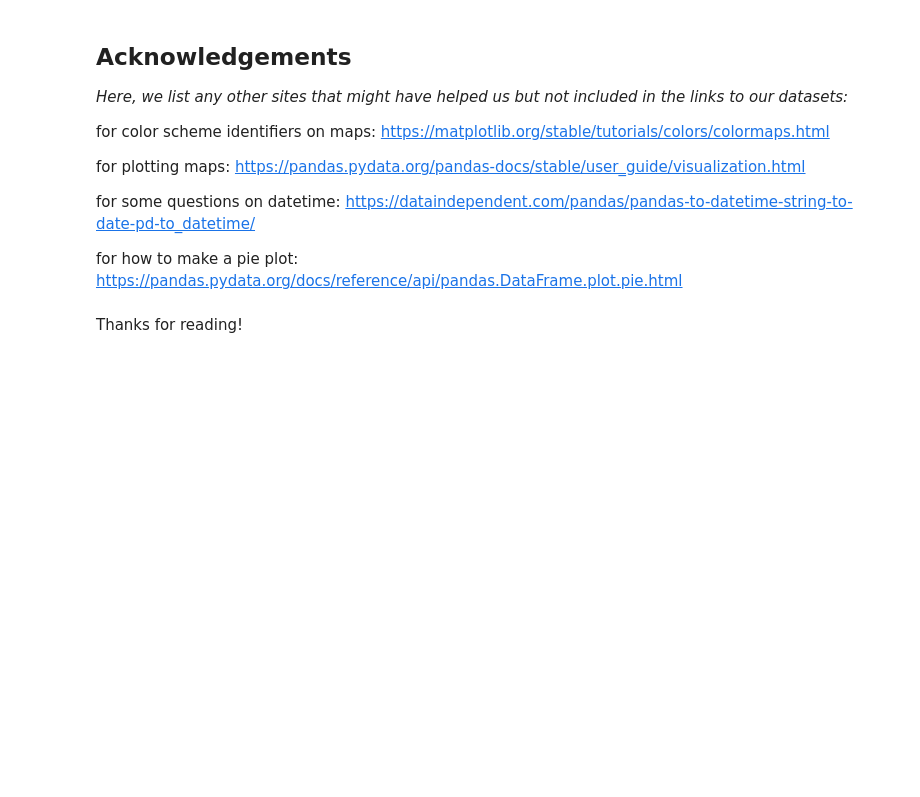
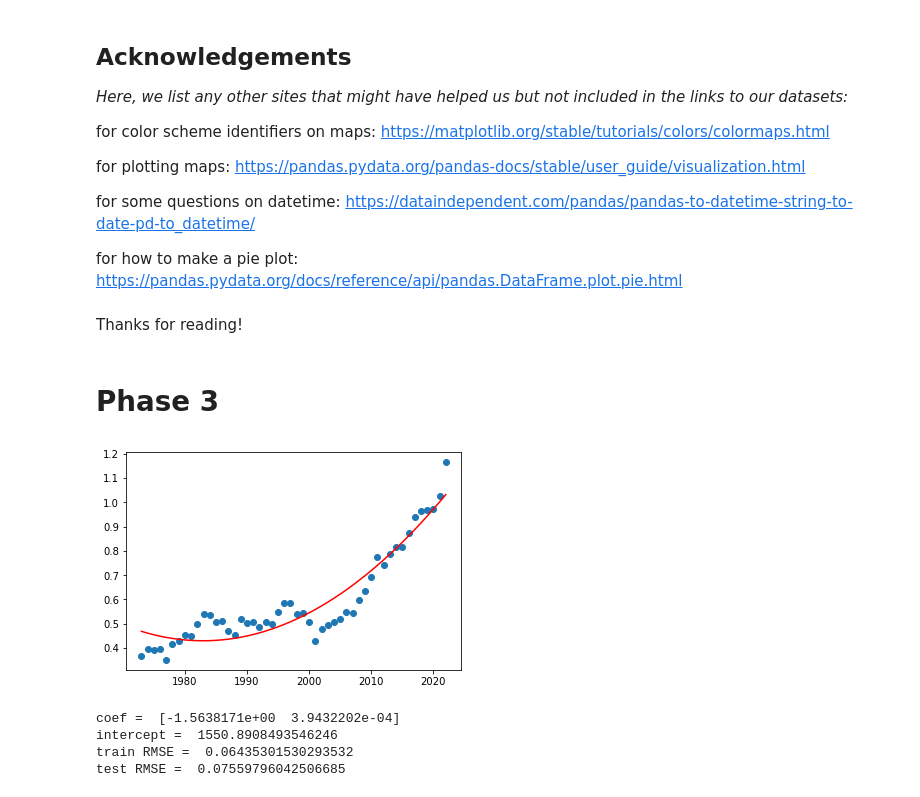
Before and after one commit to akkij26/info_2950, a Jupyter notebook: Phase_2_final.ipynb, the cells around one changed output. Drawn from its saved outputs; the diff is of its cells as text; code cells hidden in the pictures; blank space fills up the shorter version.

```diff
--- a/Phase_2_final.ipynb
+++ b/Phase_2_final.ipynb
@@ -360,3 +367,36 @@ for how to make a pie plot:
 https://pandas.pydata.org/docs/reference/api/pandas.DataFrame.plot.pie.html
 # %% [markdown]
 Thanks for reading!
+# %% [markdown]
+# Phase 3
+# %%
+x = pd.array(annual_df['year'])
+y = pd.array(annual_df['Total Renewable Energy Production'])
+
+poly = PolynomialFeatures(degree=2, include_bias=False)
+x1 = poly.fit_transform(x.reshape(-1,1))
+
+model = LinearRegression().fit(x1, y)
+y_predicted = model.predict(x1)
+
+plt.scatter(x, y)
+plt.plot(x, y_predicted, c="red")
+plt.show()
+# %% [output]
+[figure, added]
+# %%
+X_train, X_test, y_train, y_test = train_test_split(x1, y, test_size = 0.3, random_state=2022)
+model_train = LinearRegression().fit(X_train, y_train)
+predictions_train = model_train.predict(X_train)
+predictions_test = model_train.predict(X_test)
+
+mse_train = mean_squared_error(y_train, predictions_train)
+mse_test = mean_squared_error(y_test, predictions_test)
+
+print('\ncoef = ', model.coef_, '\nintercept = ', model.intercept_, '\ntrain RMSE = ', np.sqrt(mse_train),\
+        '\ntest RMSE = ', np.sqrt(mse_test))
+# %% [output]
+coef =  [-1.5638171e+00  3.9432202e-04]
+intercept =  1550.8908493546246
+train RMSE =  0.06435301530293532
+test RMSE =  0.07559796042506685
```
Also changed, not shown: parts of 2 cells of this notebook.
